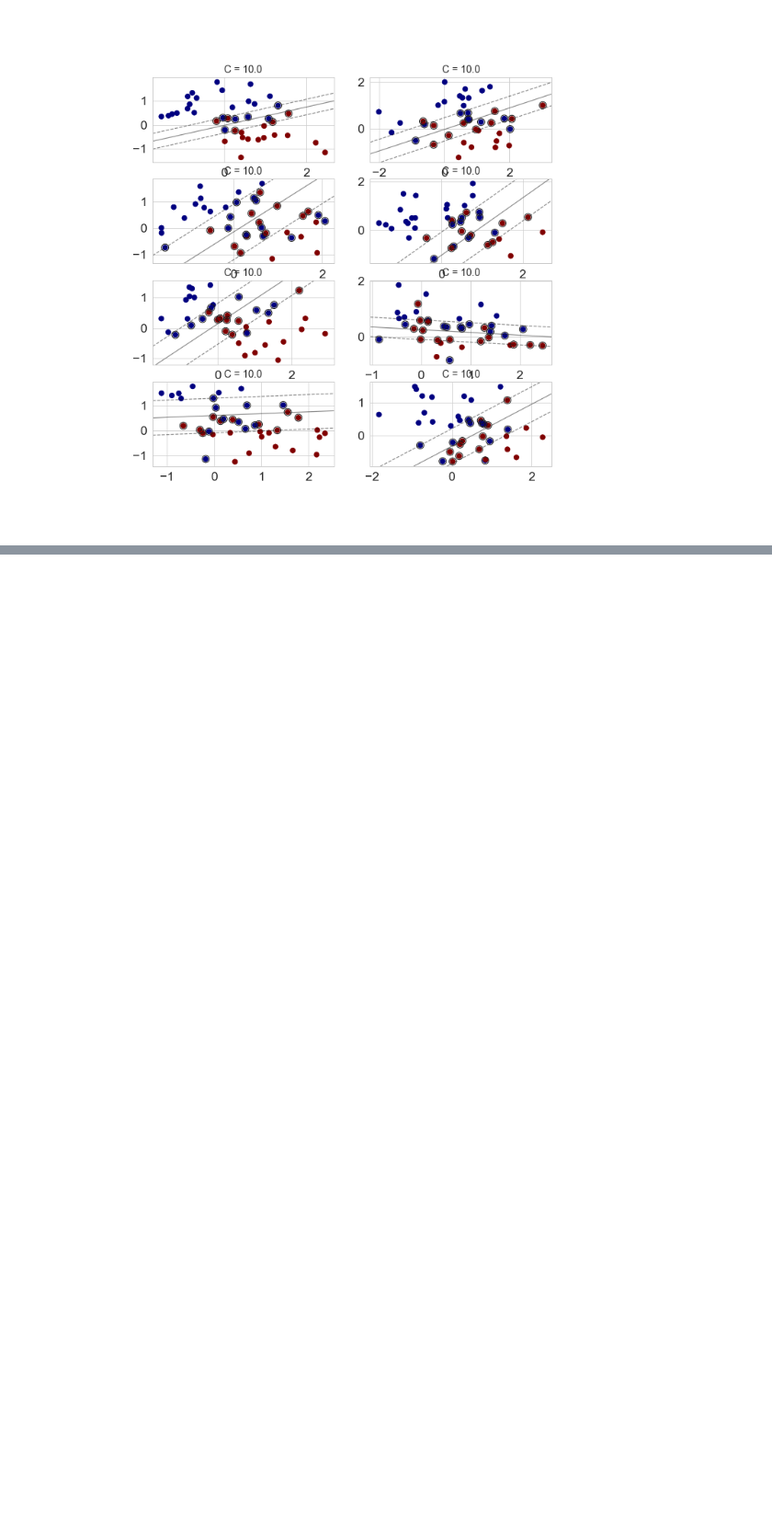
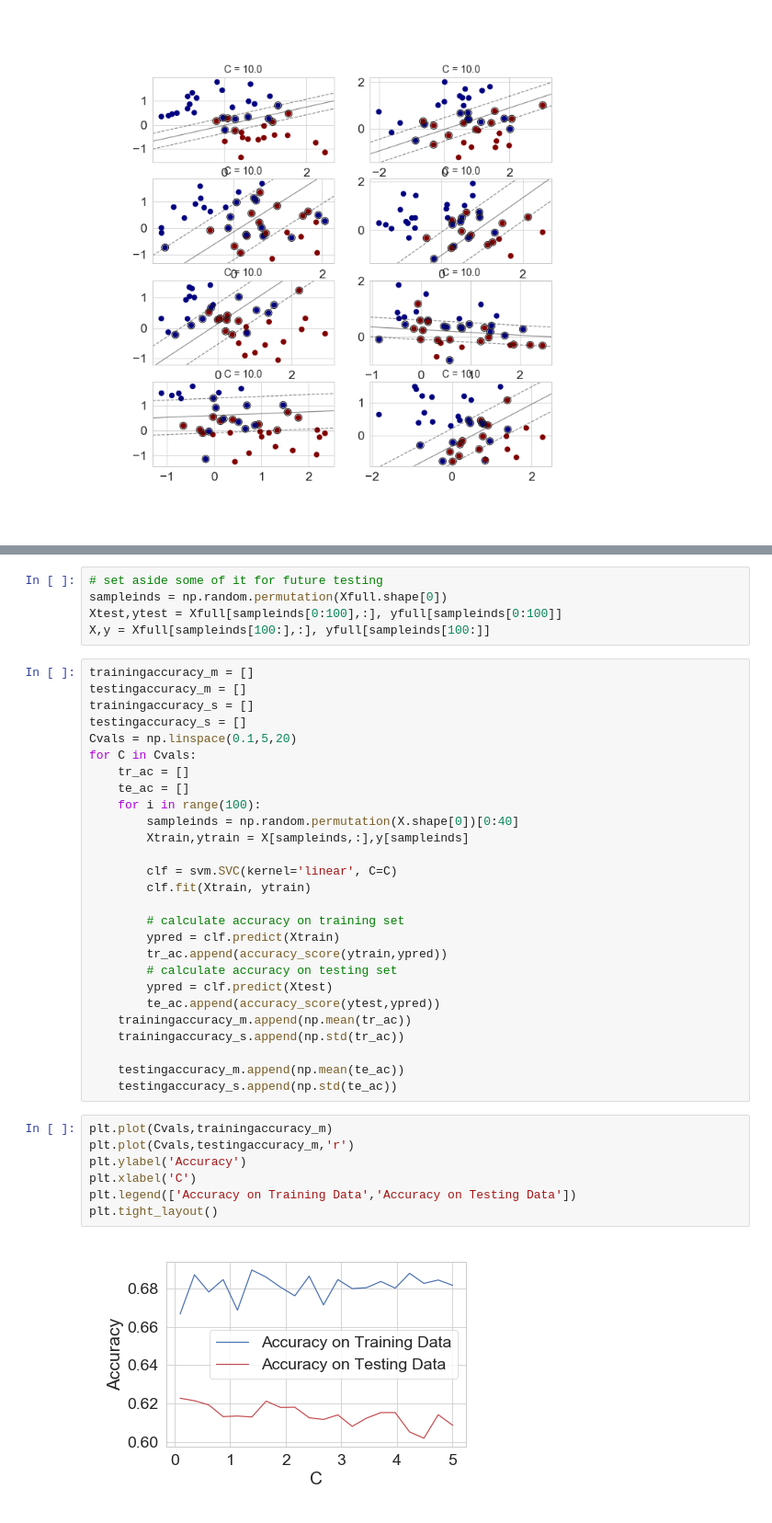
Before and after one commit to ubdsgroup/mlcourse-ub-notebooks, a Jupyter notebook: notebooks/SupportVectorMachines.ipynb, the cells around one changed output, grey strips where cells are left out. Shown at 92% size. Saved outputs shown, nothing was run; the diff lists cells and outputs as text; blank space fills up the shorter version.

```diff
--- a/notebooks/SupportVectorMachines.ipynb
+++ b/notebooks/SupportVectorMachines.ipynb
@@ -323,0 +346,41 @@ plt.tight_layout()
+# %%
+# set aside some of it for future testing
+sampleinds = np.random.permutation(Xfull.shape[0])
+Xtest,ytest = Xfull[sampleinds[0:100],:], yfull[sampleinds[0:100]]
+X,y = Xfull[sampleinds[100:],:], yfull[sampleinds[100:]]
+# %%
+trainingaccuracy_m = []
+testingaccuracy_m = []
+trainingaccuracy_s = []
+testingaccuracy_s = []
+Cvals = np.linspace(0.1,5,20)
+for C in Cvals:
+    tr_ac = []
+    te_ac = []
+    for i in range(100):
+        sampleinds = np.random.permutation(X.shape[0])[0:40]
+        Xtrain,ytrain = X[sampleinds,:],y[sampleinds]
+
+        clf = svm.SVC(kernel='linear', C=C)
+        clf.fit(Xtrain, ytrain)
+
+        # calculate accuracy on training set
+        ypred = clf.predict(Xtrain)
+        tr_ac.append(accuracy_score(ytrain,ypred))
+        # calculate accuracy on testing set
+        ypred = clf.predict(Xtest)
+        te_ac.append(accuracy_score(ytest,ypred))
+    trainingaccuracy_m.append(np.mean(tr_ac))
+    trainingaccuracy_s.append(np.std(tr_ac))
+
+    testingaccuracy_m.append(np.mean(te_ac))
+    testingaccuracy_s.append(np.std(te_ac))
+# %%
+plt.plot(Cvals,trainingaccuracy_m)
+plt.plot(Cvals,testingaccuracy_m,'r')
+plt.ylabel('Accuracy')
+plt.xlabel('C')
+plt.legend(['Accuracy on Training Data','Accuracy on Testing Data'])
+plt.tight_layout()
+# %% [output]
+[figure, added]
```
Also changed, not shown: parts of 6 cells of this notebook, 1 other file.
